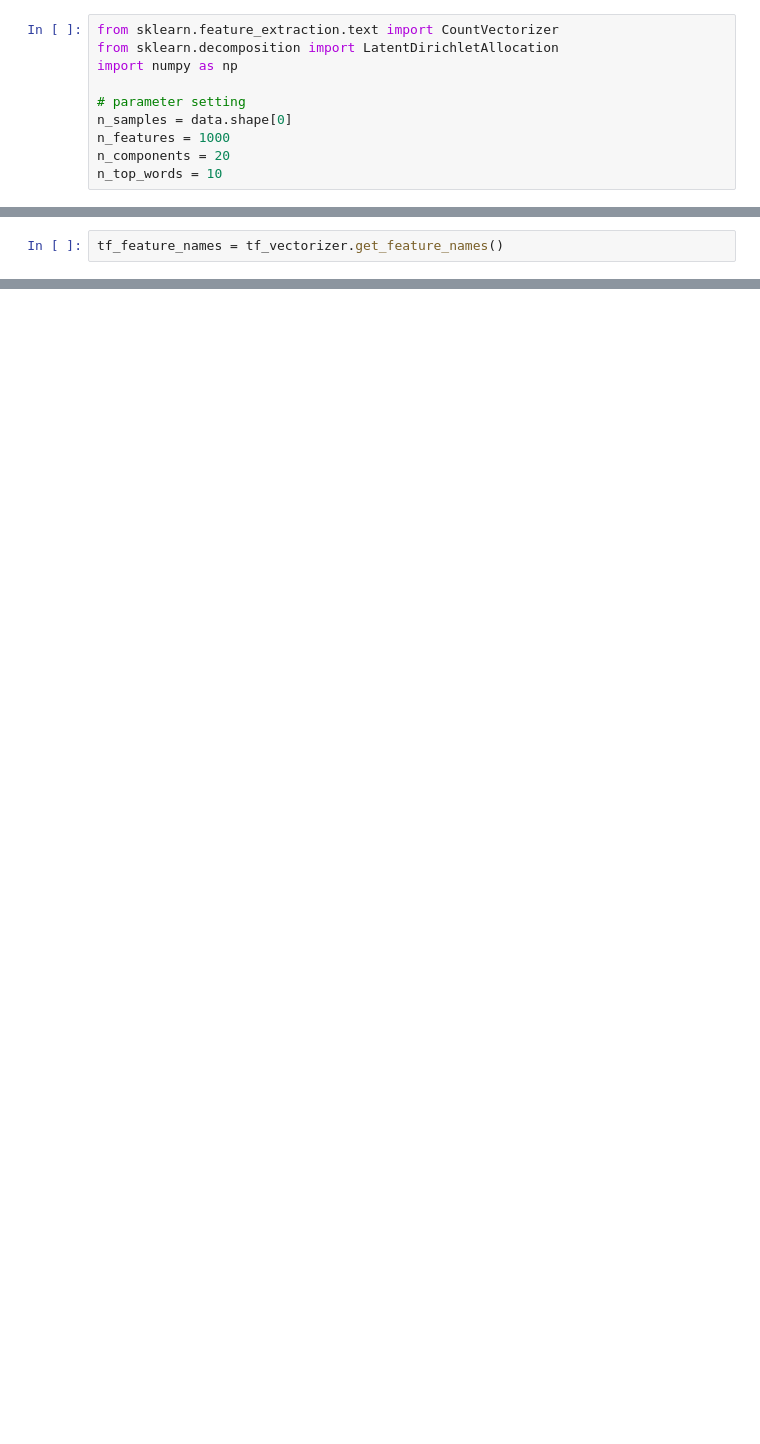
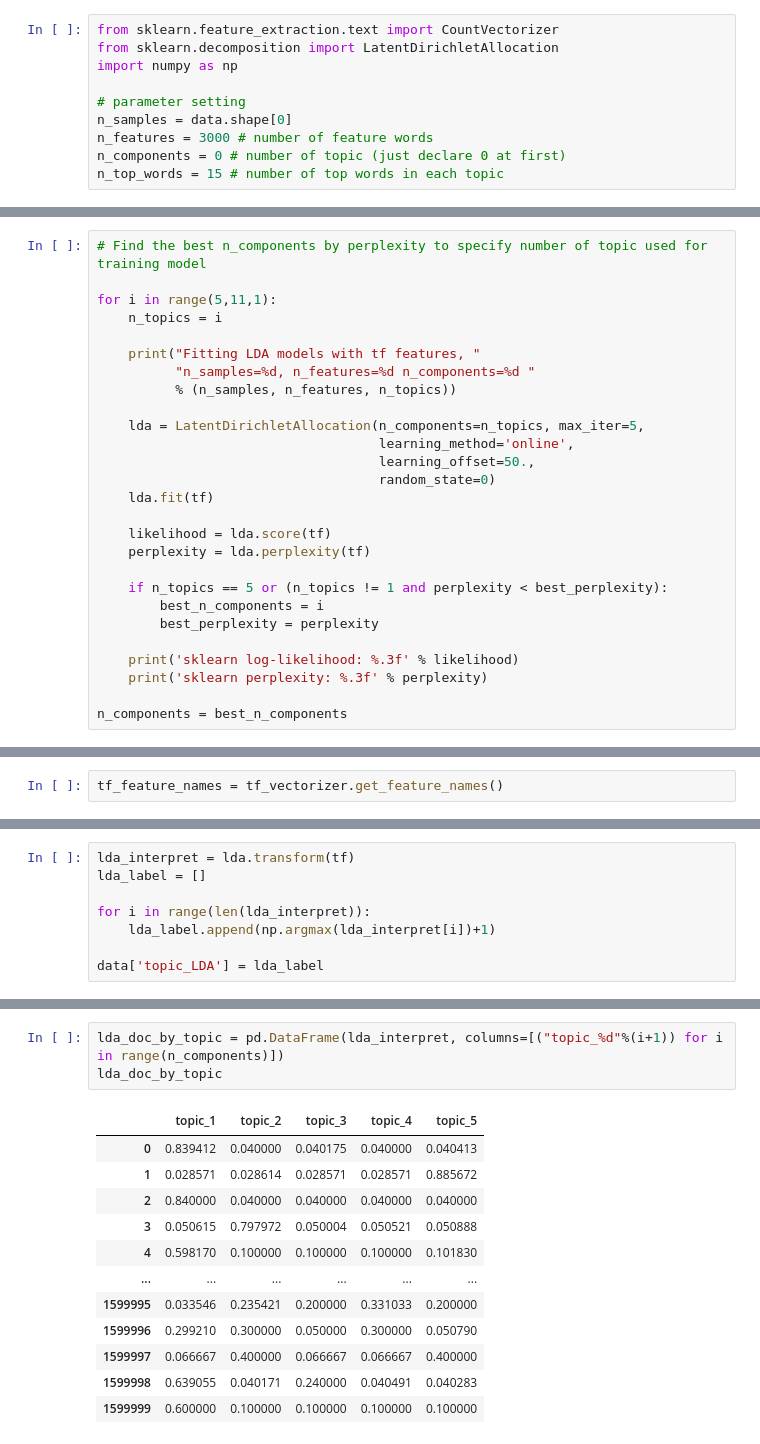
Before and after one commit to nnampp/CPE393-term-project, a Jupyter notebook: topic_modeling.ipynb, the cells around one changed output, grey strips where cells are left out. Saved outputs shown, nothing was run; the diff lists cells and outputs as text; blank space fills up the shorter version.

Commit message:
Topic modeling

```diff
--- a/topic_modeling.ipynb
+++ b/topic_modeling.ipynb
@@ -30,7 +27,7 @@ import numpy as np
 
 # parameter setting
 n_samples = data.shape[0]
-n_features = 1000
-n_components = 20
-n_top_words = 10
+n_features = 3000 # number of feature words
+n_components = 0 # number of topic (just declare 0 at first)
+n_top_words = 15 # number of top words in each topic
 # %%
@@ -70,0 +44,27 @@ nan
+# %%
+# Find the best n_components by perplexity to specify number of topic used for training model
+
+for i in range(5,11,1):
+    n_topics = i
+
+    print("Fitting LDA models with tf features, "
+          "n_samples=%d, n_features=%d n_components=%d "
+          % (n_samples, n_features, n_topics))
+
+    lda = LatentDirichletAllocation(n_components=n_topics, max_iter=5,
+                                    learning_method='online',
+                                    learning_offset=50.,
+                                    random_state=0)
+    lda.fit(tf)
+
+    likelihood = lda.score(tf)
+    perplexity = lda.perplexity(tf)
+
+    if n_topics == 5 or (n_topics != 1 and perplexity < best_perplexity):
+        best_n_components = i
+        best_perplexity = perplexity
+
+    print('sklearn log-likelihood: %.3f' % likelihood)
+    print('sklearn perplexity: %.3f' % perplexity)
+
+n_components = best_n_components
@@ -138,0 +117,8 @@ pd.crosstab(aim['target'], aim['sentiment_score'], margins=True)
+# %%
+lda_interpret = lda.transform(tf)
+lda_label = []
+
+for i in range(len(lda_interpret)):
+    lda_label.append(np.argmax(lda_interpret[i])+1)
+
+data['topic_LDA'] = lda_label
@@ -138,0 +135,16 @@ pd.crosstab(aim['target'], aim['sentiment_score'], margins=True)
+# %%
+lda_doc_by_topic = pd.DataFrame(lda_interpret, columns=[("topic_%d"%(i+1)) for i in range(n_components)])
+lda_doc_by_topic
+# %% [output]
+|  | topic_1 | topic_2 | topic_3 | topic_4 | topic_5 |
+| 0 | 0.839412 | 0.040000 | 0.040175 | 0.040000 | 0.040413 |
+| 1 | 0.028571 | 0.028614 | 0.028571 | 0.028571 | 0.885672 |
+| 2 | 0.840000 | 0.040000 | 0.040000 | 0.040000 | 0.040000 |
+| 3 | 0.050615 | 0.797972 | 0.050004 | 0.050521 | 0.050888 |
+| 4 | 0.598170 | 0.100000 | 0.100000 | 0.100000 | 0.101830 |
+| ... | ... | ... | ... | ... | ... |
+| 1599995 | 0.033546 | 0.235421 | 0.200000 | 0.331033 | 0.200000 |
+| 1599996 | 0.299210 | 0.300000 | 0.050000 | 0.300000 | 0.050790 |
+| 1599997 | 0.066667 | 0.400000 | 0.066667 | 0.066667 | 0.400000 |
+| 1599998 | 0.639055 | 0.040171 | 0.240000 | 0.040491 | 0.040283 |
+| 1599999 | 0.600000 | 0.100000 | 0.100000 | 0.100000 | 0.100000 |
```
Also changed, not shown: parts of 37 cells of this notebook.
